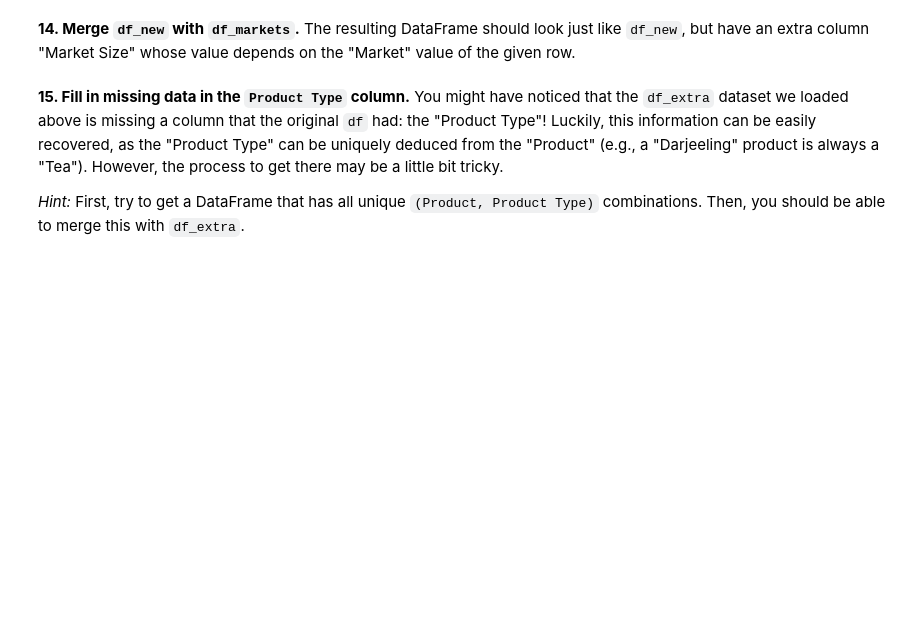
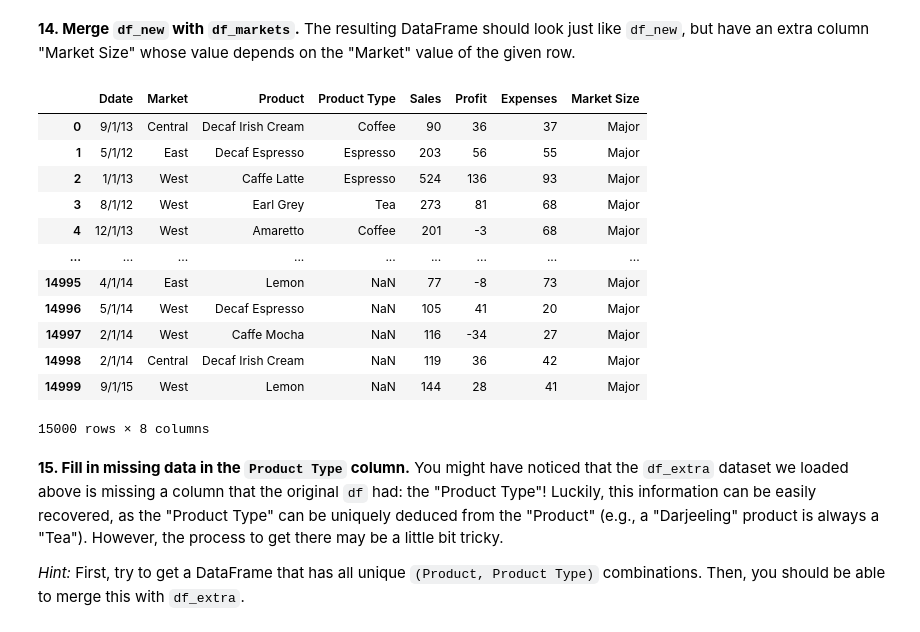
Before and after one commit to JesperIsacson/AI_Master, a Jupyter notebook: Data_science_programming/Exs/e1/01_Pandas.ipynb, the cells around one changed output. Saved outputs shown, nothing was run; the diff lists cells and outputs as text; code cells hidden in the pictures; blank space fills up the shorter version.

```diff
--- a/Data_science_programming/Exs/e1/01_Pandas.ipynb
+++ b/Data_science_programming/Exs/e1/01_Pandas.ipynb
@@ -237,7 +243,7 @@ df_extra
 # %% [markdown]
 **13. Concatenate the two datasets `df` and `df_extra` into a DataFrame `df_new`,** making sure that the new, concatenated dataset **has no duplicate indices.** The result should be a DataFrame with 15,000 rows that has a numerical index (like our original datasets) from 0 to 14,999.
 # %%
-df_new = ...  # Your code here
+df_new = pd.concat([df, df_extra], ignore_index=True)
 # %% [markdown]
 _Check:_ If you created the DataFrame correctly, the following should evaluate to `True`:
 # %%
@@ -263,7 +271,21 @@ df_markets
 # %% [markdown]
 **14. Merge `df_new` with `df_markets`.** The resulting DataFrame should look just like `df_new`, but have an extra column "Market Size" whose value depends on the "Market" value of the given row.
 # %%
-# Your code here
+pd.merge(df_new, df_markets, "left")
+# %% [output]
+|  | Ddate | Market | Product | Product Type | Sales | Profit | Expenses | Market Size |
+| 0 | 9/1/13 | Central | Decaf Irish Cream | Coffee | 90 | 36 | 37 | Major |
+| 1 | 5/1/12 | East | Decaf Espresso | Espresso | 203 | 56 | 55 | Major |
+| 2 | 1/1/13 | West | Caffe Latte | Espresso | 524 | 136 | 93 | Major |
+| 3 | 8/1/12 | West | Earl Grey | Tea | 273 | 81 | 68 | Major |
+| 4 | 12/1/13 | West | Amaretto | Coffee | 201 | -3 | 68 | Major |
+| ... | ... | ... | ... | ... | ... | ... | ... | ... |
+| 14995 | 4/1/14 | East | Lemon | NaN | 77 | -8 | 73 | Major |
+| 14996 | 5/1/14 | West | Decaf Espresso | NaN | 105 | 41 | 20 | Major |
+| 14997 | 2/1/14 | West | Caffe Mocha | NaN | 116 | -34 | 27 | Major |
+| 14998 | 2/1/14 | Central | Decaf Irish Cream | NaN | 119 | 36 | 42 | Major |
+| 14999 | 9/1/15 | West | Lemon | NaN | 144 | 28 | 41 | Major |
+15000 rows × 8 columns
 # %% [markdown]
 **15. Fill in missing data in the `Product Type` column.** You might have noticed that the `df_extra` dataset we loaded above is missing a column that the original `df` had: the "Product Type"!  Luckily, this information can be easily recovered, as the "Product Type" can be uniquely deduced from the "Product" (e.g., a "Darjeeling" product is always a "Tea"). However, the process to get there may be a little bit tricky.
 
```
Also changed, not shown: parts of 11 cells of this notebook, 1 other file.
